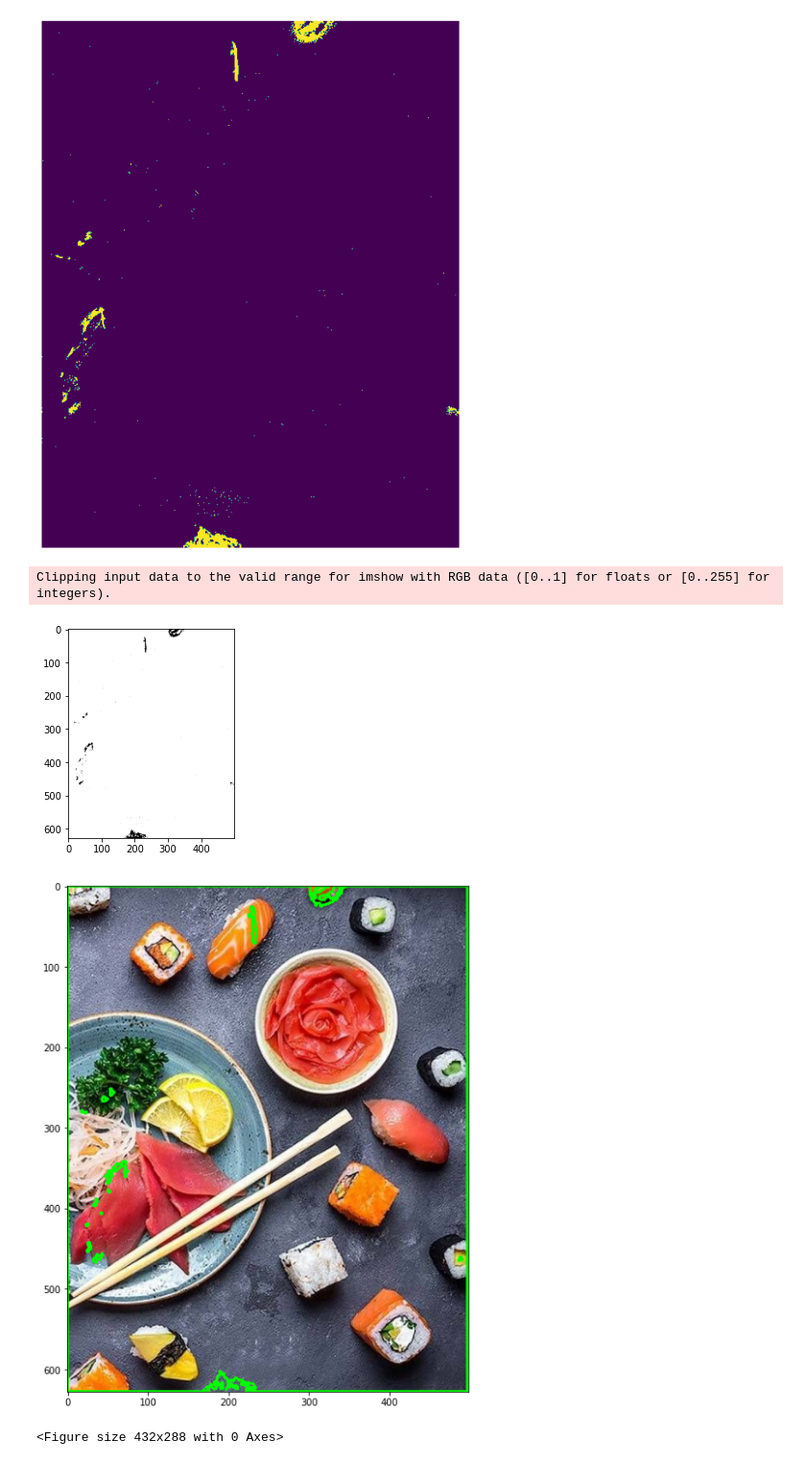
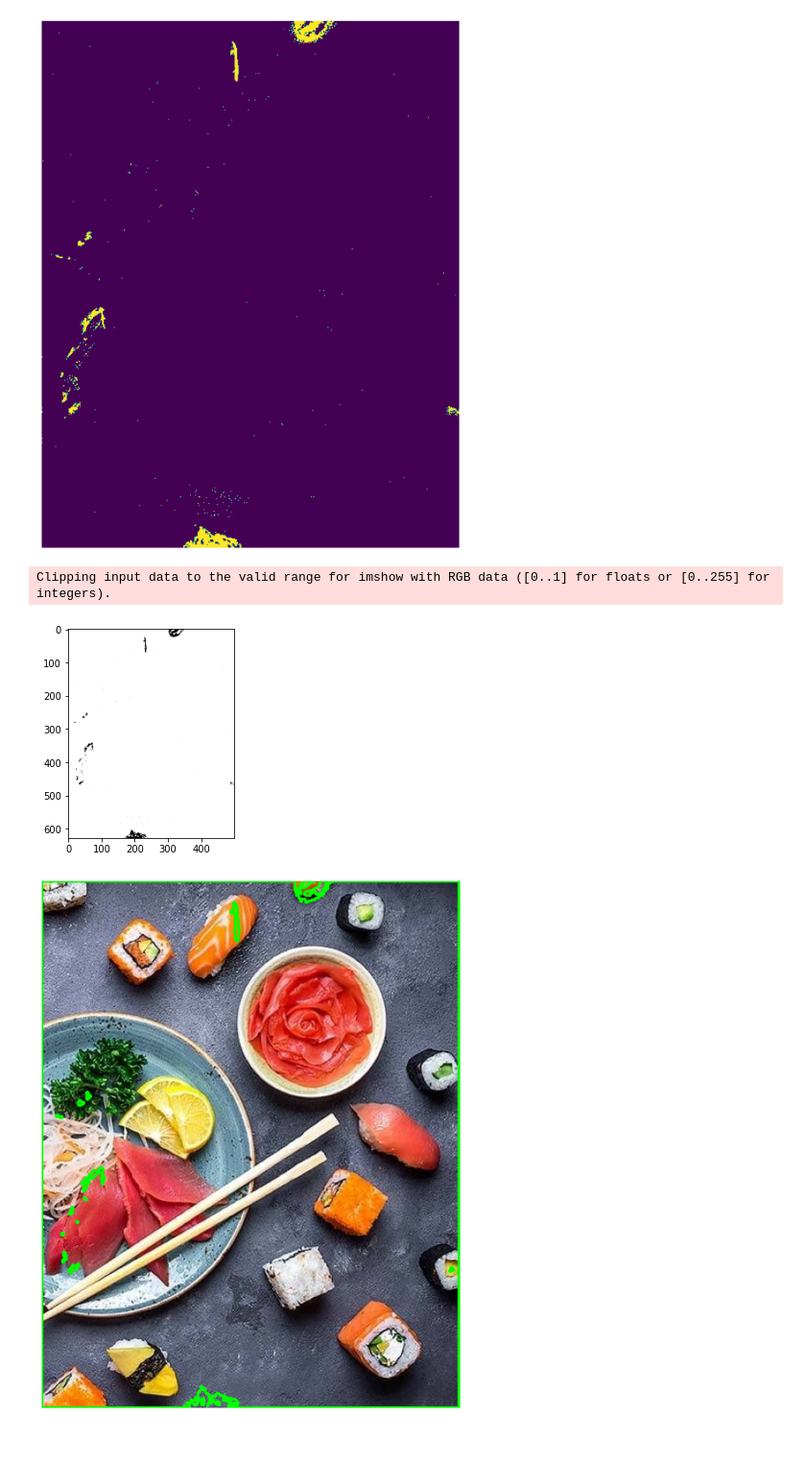
Before and after one commit to danamestrial/spot-the-difference, a Jupyter notebook: spot the difference.ipynb, the cells around one changed output. Shown at 96% size. Cells and saved outputs as stored; diff of their text form; code cells hidden in the pictures.

```diff
--- a/spot the difference.ipynb
+++ b/spot the difference.ipynb
@@ -119,35 +119,35 @@ plt.savefig('color_diff.png', bbox_inches='tight', pad_inches=0)
 # %%
 image = cv2.imread("color_diff.png")
 
 image = cv2.cvtColor(image, cv2.COLOR_BGR2RGB)
 
 gray = cv2.cvtColor(image, cv2.COLOR_RGB2GRAY)
 
 # create a binary thresholded image
 _, binary = cv2.threshold(gray, 190, 255, cv2.THRESH_BINARY_INV)
 # show it
 
 binary = cv2.resize(binary, (498, 628))
 
 plt.imshow(binary, cmap="gray")
 # plt.show()
 
 # find the contours from the thresholded image
 contours, hierarchy = cv2.findContours(binary, cv2.RETR_TREE, cv2.CHAIN_APPROX_SIMPLE)
 # draw all contours
 image2 = cv2.drawContours(img2, contours, -1, (0, 255, 0), 2)
 # print(image.shape)
 
 # show the image with the drawn contours
 plt.figure(figsize = (15,10))
 plt.imshow(image2)
+plt.axis('off')
+plt.tight_layout()
+
+#Saving the file
+plt.savefig('result_diff.jpeg', bbox_inches='tight', pad_inches=0)
 plt.show()
-plt.savefig('result_diff.png', bbox_inches='tight', pad_inches=0)
-
-#Save the file
-# cv2.imwrite("result_diff.png", image2)
 # %% [output]
 Clipping input data to the valid range for imshow with RGB data ([0..1] for floats or [0..255] for integers).
 [figure]
-[figure, old version]
+[figure, new version]
-<Figure size 432x288 with 0 Axes>
```
Also changed, not shown: 2 other files.
